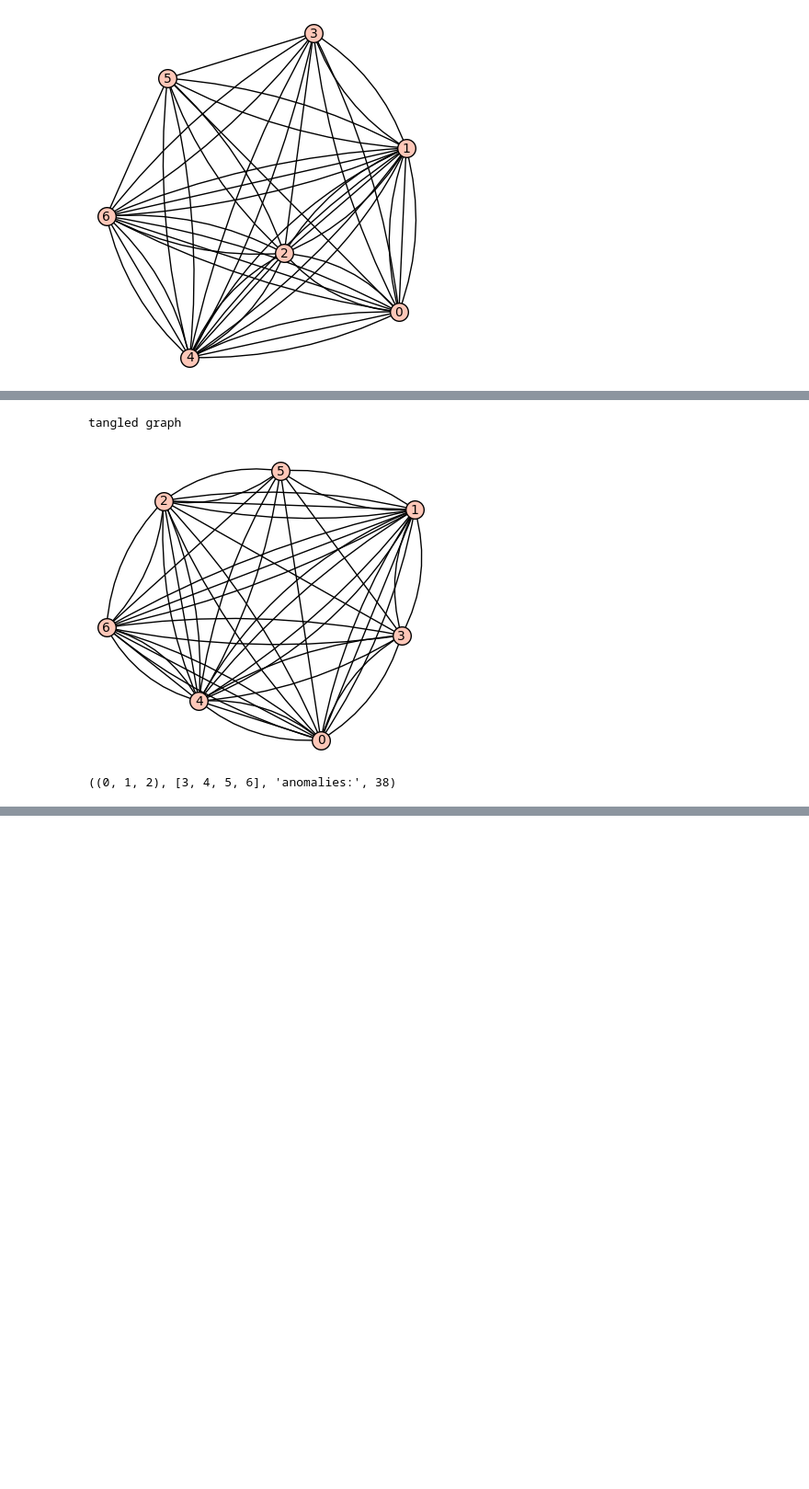
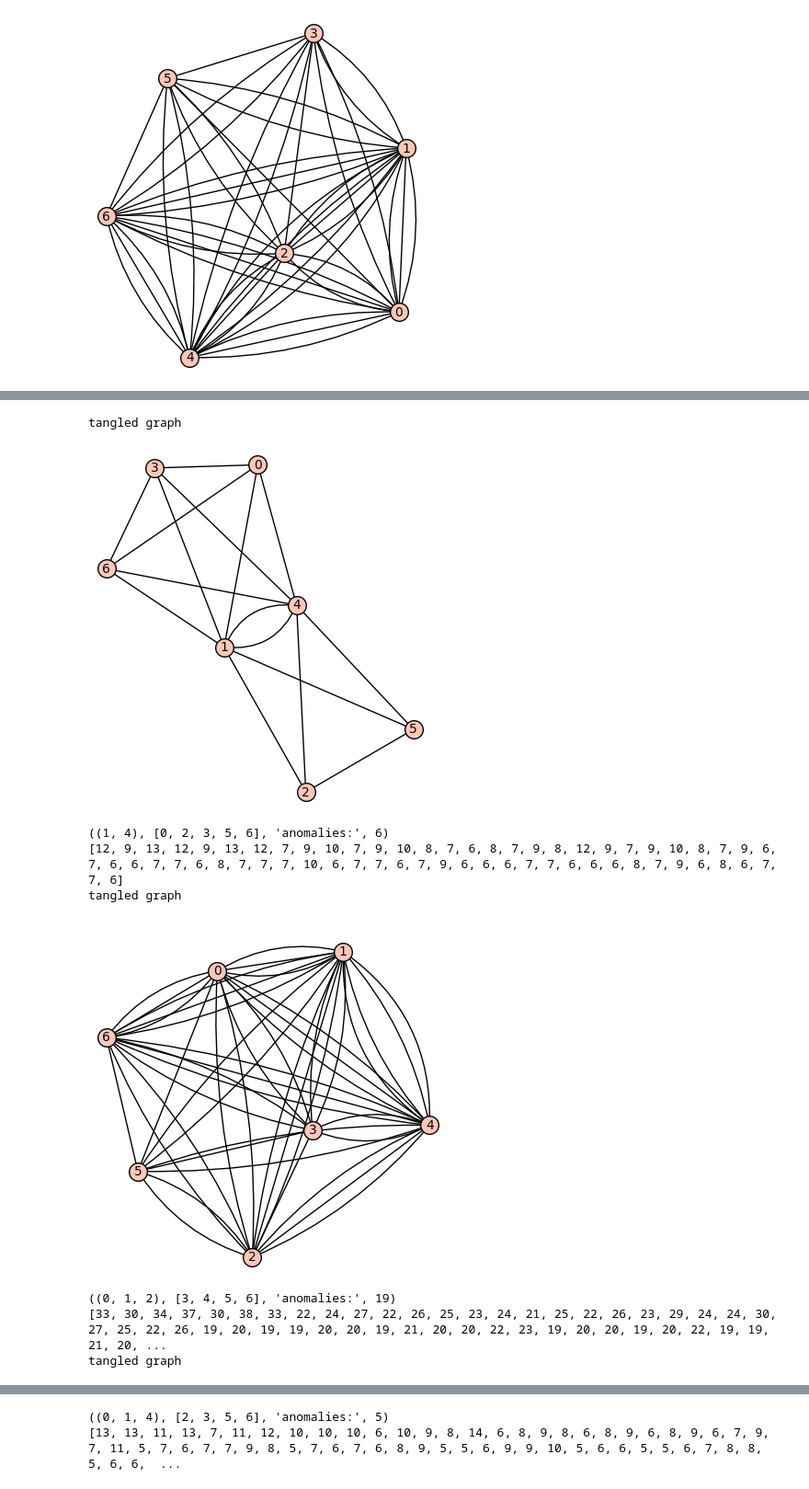
Before and after one commit to tnutala/projects, a Jupyter notebook: MATH496/Untangling.ipynb, the cells around one changed output, grey strips where cells are left out. Shown at 92% size. Cells and saved outputs as stored; diff of their text form; code cells hidden in the pictures; blank space fills up the shorter version.

```diff
--- a/MATH496/Untangling.ipynb
+++ b/MATH496/Untangling.ipynb
@@ -221,12 +221,15 @@ print(len(part2))
 63
 # %%
 
-hsets=[[1, 6, 4, 0, 3], [2, 0, 1, 4, 5, 3, 6], [1, 6, 0, 4, 2], [1, 2, 5, 4]]
+hsets=[[1, 6, 4, 0, 3], [1, 2, 5, 4]]
 
+hsets2=[[1, 6, 4, 0, 3], [2, 0, 1, 4, 5, 3, 6], [1, 6, 0, 4, 2], [1, 2, 5, 4]]
+
+manhset=[[0,2,4,5],[4,5,6],[6,2,4],[1,3,4],[1,3]]
 
 def anomalies(mat): #insert incidence matrix here
-    n=np.shape(incmat)[0]
-    E = np.shape(incmat)[1]
+    n=np.shape(mat)[0]
+    E = np.shape(mat)[1]
     anomaly=0
     part1=[]
 
@@ -248,43 +251,69 @@ def anomalies(mat): #insert incidence matrix here
 
 
     anom=[]
     for part in part1:
         anomaly=0
         spec=mat[part,:]
         for col in range(E):
             if list(sum(spec[:,col]))!=[1]:
                 anomaly+=1
             else:
                 continue
         anom.append(anomaly)
 
 
-    for i,part in enumerate(part2):
-        anomaly=0
-        spec=mat[part,:]
-        for col in range(E):
-            if list(sum(spec[:,col]))!=[1]:
-                anomaly+=1
-            else:
-                continue
-        anom[i]+=anomaly
-
     return anom,part1,part2
 
 
 
 
 #print(anomalies(incmat))
 
-ans,part1,part2=anomalies(tangled_graph(hsets))
 ## now to find the min anomaly and the correspoding partition of vertices...
 
 
 
+ans,part1,part2=anomalies(tangled_graph(hsets))
 
 i=ans.index(min((ans)))
+
 print(part1[i],part2[i], "anomalies:", min(ans))
+print((ans))
+
+
+
+ans,part1,part2=anomalies(tangled_graph(hsets2))
+
+i=ans.index(min((ans)))
+
+print(part1[i],part2[i], "anomalies:", min(ans))
+print((ans))
+
+ans,part1,part2=anomalies(tangled_graph(manhset))
+
+i=ans.index(min((ans)))
+
+print(part1[i],part2[i], "anomalies:", min(ans))
+print((ans))
+
+
+
+
+# hsets=[[1, 6, 4, 0, 3], [1, 6, 0, 4, 2], [1, 2, 5, 4]]
+
+# ans,part1,part2=anomalies(tangled_graph(hsets))
+
+# i=ans.index(min((ans)))
+
+# print(part1[i],part2[i], "anomalies:", min(ans))
+# print(hsets)
 # %% [output]
 tangled graph
-[figure, old version]
+[figure, new version]
-((0, 1, 2), [3, 4, 5, 6], 'anomalies:', 38)
+((1, 4), [0, 2, 3, 5, 6], 'anomalies:', 6)
+[12, 9, 13, 12, 9, 13, 12, 7, 9, 10, 7, 9, 10, 8, 7, 6, 8, 7, 9, 8, 12, 9, 7, 9, 10, 8, 7, 9, 6, 7, 6, 6, 7, 7, 6, 8, 7, 7, 7, 10, 6, 7, 7, 6, 7, 9, 6, 6, 6, 7, 7, 6, 6, 6, 8, 7, 9, 6, 8, 6, 7, 7, 6]
+tangled graph
+[figure, added]
+((0, 1, 2), [3, 4, 5, 6], 'anomalies:', 19)
+[33, 30, 34, 37, 30, 38, 33, 22, 24, 27, 22, 26, 25, 23, 24, 21, 25, 22, 26, 23, 29, 24, 24, 30, 27, 25, 22, 26, 19, 20, 19, 19, 20, 20, 19, 21, 20, 20, 22, 23, 19, 20, 20, 19, 20, 22, 19, 19, 21, 20, ...
+tangled graph
@@ -290,0 +321,2 @@ tangled graph
+((0, 1, 4), [2, 3, 5, 6], 'anomalies:', 5)
+[13, 13, 11, 13, 7, 11, 12, 10, 10, 10, 6, 10, 9, 8, 14, 6, 8, 9, 8, 6, 8, 9, 6, 8, 9, 6, 7, 9, 7, 11, 5, 7, 6, 7, 7, 9, 8, 5, 7, 6, 7, 6, 8, 9, 5, 5, 6, 9, 9, 10, 5, 6, 6, 5, 5, 6, 7, 8, 8, 5, 6, 6,  ...
```
Also changed, not shown: parts of 3 cells of this notebook.
